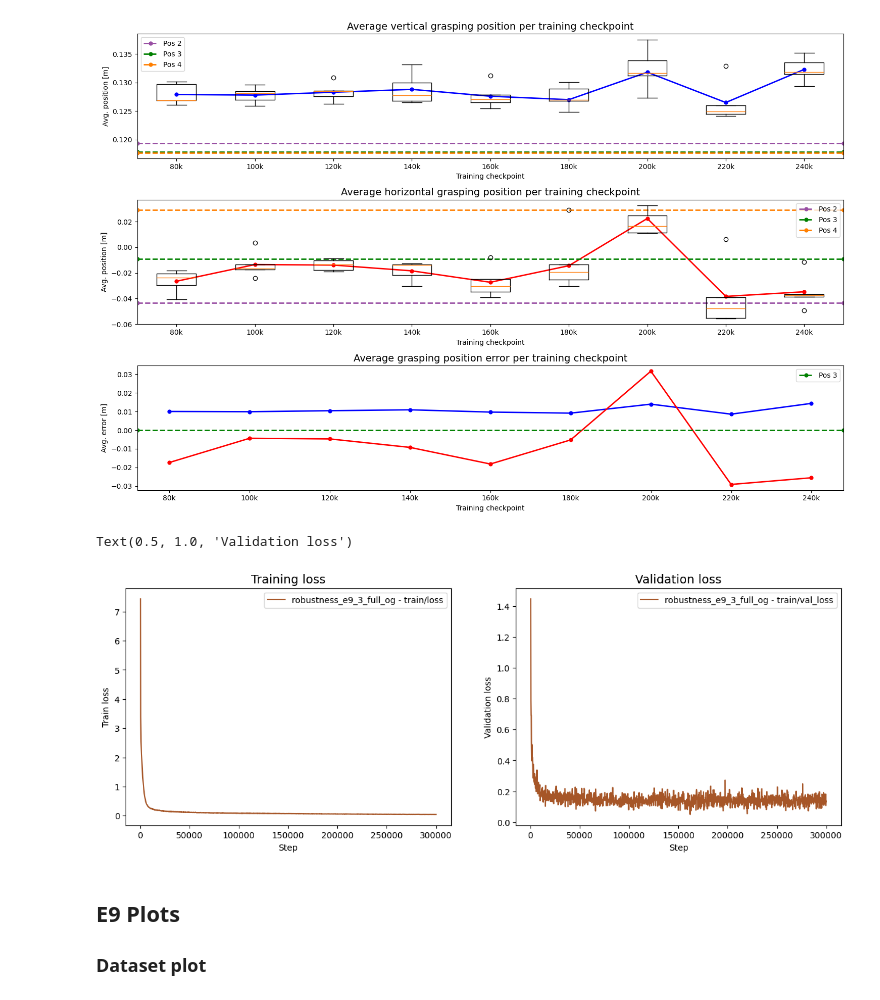
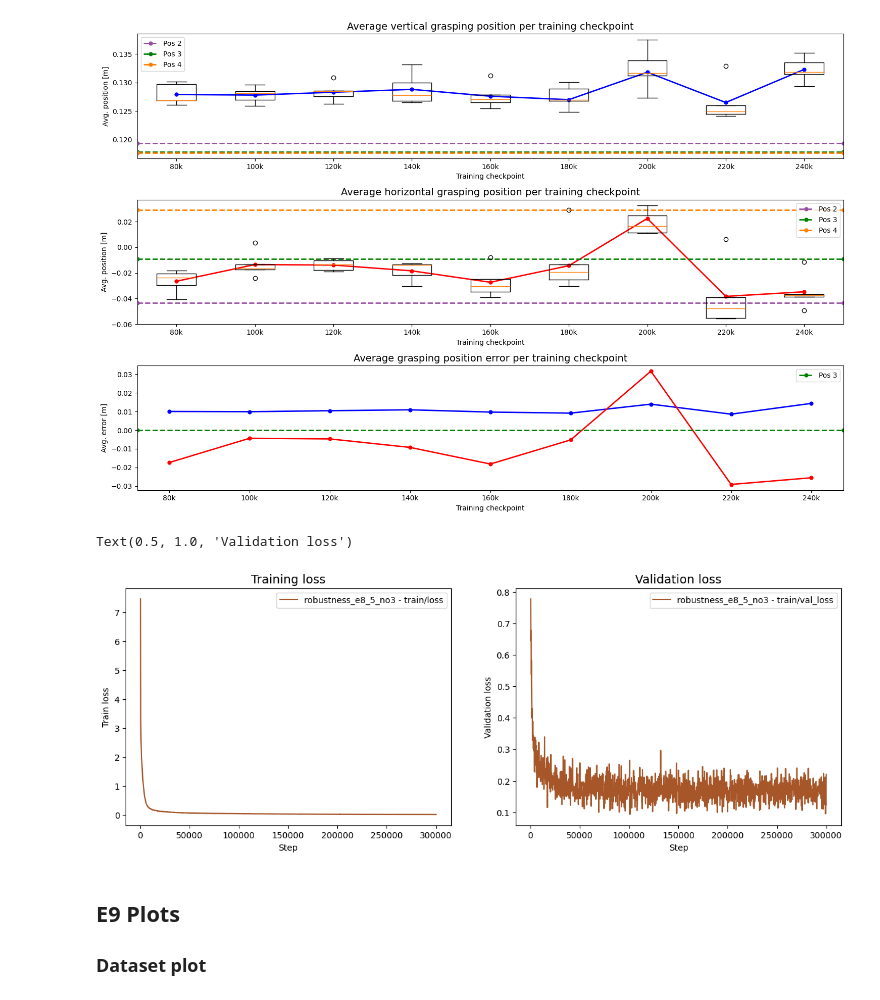
Before and after one commit to nicolas-duque/lerobot, a Jupyter notebook: lerobot/plots/eval_plots.ipynb, the cells around one changed output. Cells and saved outputs as stored; diff of their text form; code cells hidden in the pictures.

```diff
--- a/lerobot/plots/eval_plots.ipynb
+++ b/lerobot/plots/eval_plots.ipynb
@@ -378,21 +379,21 @@ fig2.tight_layout()
 [figure]
 # %%
 # Read the CSV file
-csv_train = pd.read_csv('csv/e9_3_full_og_train_loss.csv')
-csv_val = pd.read_csv('csv/e9_3_full_og_val_loss.csv')
+csv_train = pd.read_csv('csv/e8_5_no3_dp_train_loss.csv')
+csv_val = pd.read_csv('csv/e8_5_no3_dp_val_loss.csv')
 fig3, axs3 = plt.subplots(1, 2, figsize=(15, 5))
 # Plot the dataframe
-csv_train.plot(ax=axs3[0],x='Step', y='robustness_e9_3_full_og - train/loss', color=colors[5])
-csv_val.plot(ax=axs3[1],x='Step', y='robustness_e9_3_full_og - train/val_loss', color=colors[5])
+csv_train.plot(ax=axs3[0],x='Step', y='robustness_e8_5_no3 - train/loss', color=colors[5])
+csv_val.plot(ax=axs3[1],x='Step', y='robustness_e8_5_no3 - train/val_loss', color=colors[5])
 axs3[0].set_ylabel('Train loss',fontsize=l_fs)
 axs3[1].set_ylabel('Validation loss',fontsize=l_fs)
 axs3[0].set_xlabel('Step', fontsize= l_fs)
 axs3[1].set_xlabel('Step', fontsize=l_fs)
 axs3[0].set_title('Training loss',fontsize=t_fs)
 axs3[1].set_title('Validation loss',fontsize=t_fs)
 # %% [output]
 Text(0.5, 1.0, 'Validation loss')
-[figure, old version]
+[figure, new version]
 # %% [markdown]
 ## E9 Plots ##
 ### Dataset plot ###
```
Also changed, not shown: parts of 11 cells of this notebook, 2 other files.
